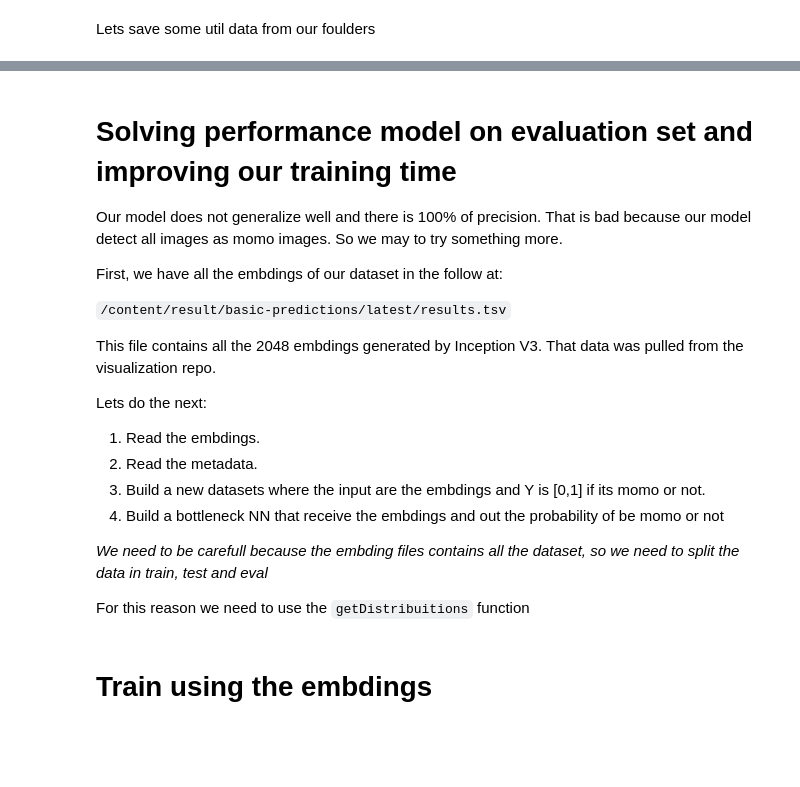
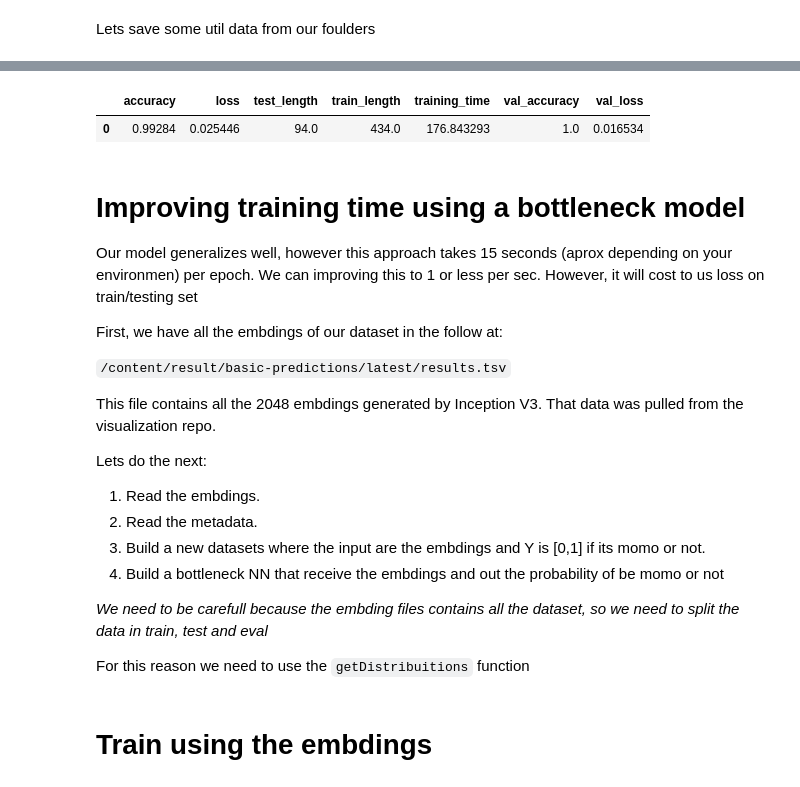
Before and after one commit to alphonse92/uruit-ml-momo-test, a Jupyter notebook: train.ipynb, the cells around one changed output, grey strips where cells are left out. Drawn from its saved outputs; the diff is of its cells as text; code cells hidden in the pictures; blank space fills up the shorter version.

```diff
--- a/train.ipynb
+++ b/train.ipynb
@@ -655,7 +614,13 @@ Processing momo  total of images:  64
+# %%
+# View performance data
+performanceDF.head()
+# %% [output]
+|  | accuracy | loss | test_length | train_length | training_time | val_accuracy | val_loss |
+| 0 | 0.99284 | 0.025446 | 94.0 | 434.0 | 176.843293 | 1.0 | 0.016534 |
 # %% [markdown]
-# Solving performance model on  evaluation set and improving our training time
+# Improving training time using a bottleneck model
 
-Our model does not generalize well and there is 100% of precision. That is bad because our model detect all images as momo images. So we may to try something more.
+Our model generalizes well, however this approach takes 15 seconds (aprox depending on your environmen) per epoch. We can improving this to 1 or less per sec. However, it will cost to us loss on train/testing set
 
 First, we have all the embdings of our dataset in the follow at:
 
```
Also changed, not shown: parts of 24 cells of this notebook.
